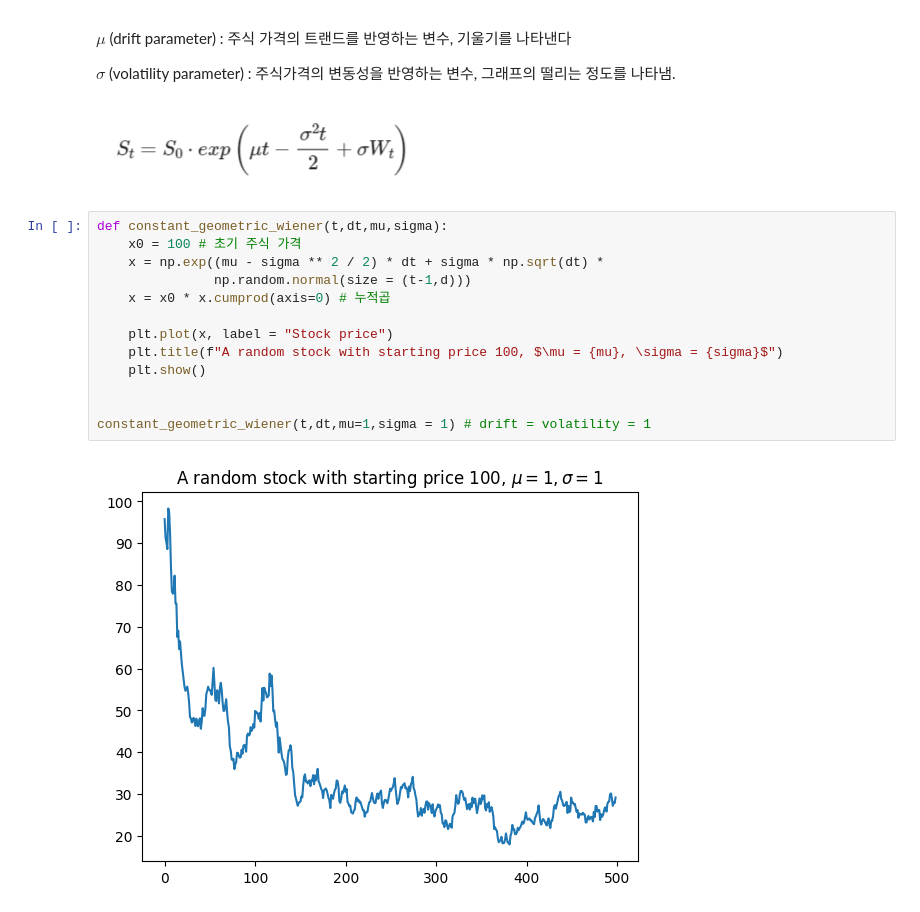
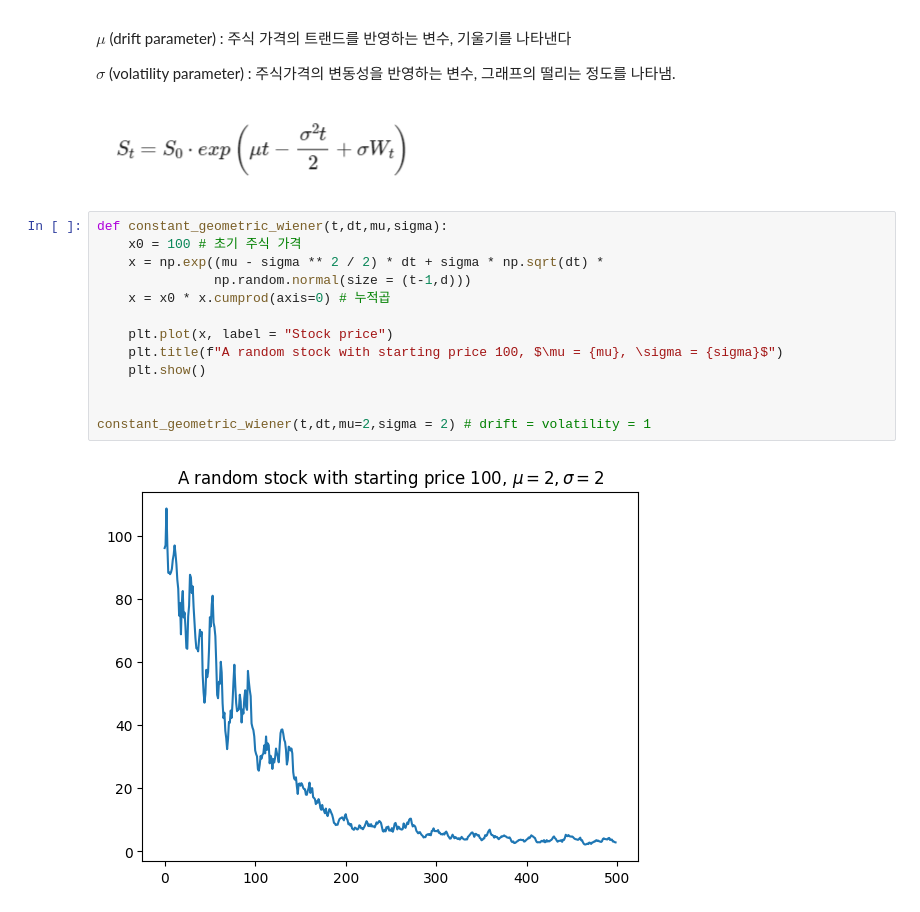
Before and after one commit to hamin971231/Mega_Data_Analysis, a Jupyter notebook: # 연습/스터디/스몰데이터분석/위너프로세스.ipynb, the cells around one changed output. Drawn from its saved outputs; the diff is of its cells as text.

```diff
--- a/# 연습/스터디/스몰데이터분석/위너프로세스.ipynb
+++ b/# 연습/스터디/스몰데이터분석/위너프로세스.ipynb
@@ -74,15 +74,15 @@ $\sigma$ (volatility parameter) : 주식가격의 변동성을 반영하는 변
 # %%
 def constant_geometric_wiener(t,dt,mu,sigma):
     x0 = 100 # 초기 주식 가격
     x = np.exp((mu - sigma ** 2 / 2) * dt + sigma * np.sqrt(dt) *
                np.random.normal(size = (t-1,d)))
     x = x0 * x.cumprod(axis=0) # 누적곱
 
     plt.plot(x, label = "Stock price")
     plt.title(f"A random stock with starting price 100, $\mu = {mu}, \sigma = {sigma}$")
     plt.show()
 
 
-constant_geometric_wiener(t,dt,mu=1,sigma = 1) # drift = volatility = 1
+constant_geometric_wiener(t,dt,mu=2,sigma = 2) # drift = volatility = 1
 # %% [output]
-[figure, old version]
+[figure, new version]
```
Also changed, not shown: parts of 2 cells of this notebook, 2 other files.
